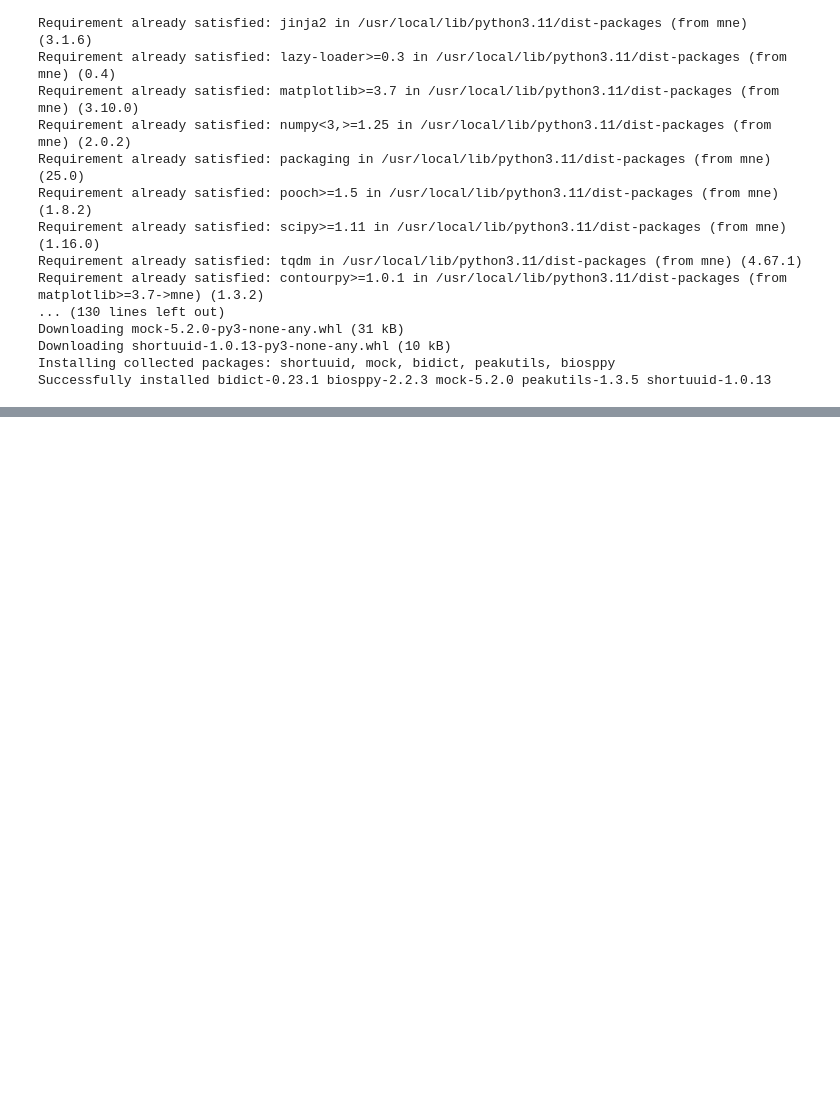
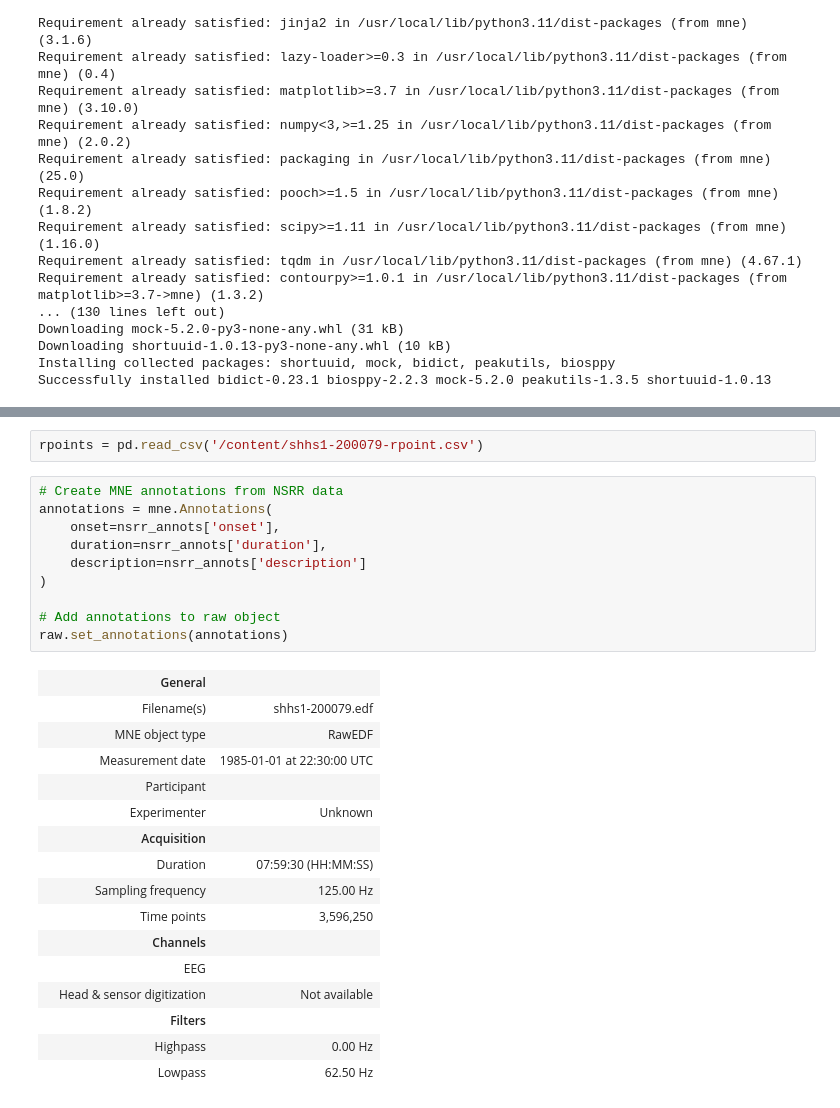
Before and after one commit to Its-Binto/AkinatorFB, a Jupyter notebook: shhsdataset.ipynb, the cells around one changed output, grey strips where cells are left out. Saved outputs shown, nothing was run; the diff lists cells and outputs as text; blank space fills up the shorter version.

```diff
--- a/shhsdataset.ipynb
+++ b/shhsdataset.ipynb
@@ -185,0 +156,29 @@ NameError: name 'pb_dir' is not defined
+# %%
+rpoints = pd.read_csv('/content/shhs1-200079-rpoint.csv')
+# %%
+# Create MNE annotations from NSRR data
+annotations = mne.Annotations(
+    onset=nsrr_annots['onset'],
+    duration=nsrr_annots['duration'],
+    description=nsrr_annots['description']
+)
+
+# Add annotations to raw object
+raw.set_annotations(annotations)
+# %% [output]
+|  | General |  |
+|  | Filename(s) | shhs1-200079.edf |
+|  | MNE object type | RawEDF |
+|  | Measurement date | 1985-01-01 at 22:30:00 UTC |
+|  | Participant |  |
+|  | Experimenter | Unknown |
+|  | Acquisition |  |
+|  | Duration | 07:59:30 (HH:MM:SS) |
+|  | Sampling frequency | 125.00 Hz |
+|  | Time points | 3,596,250 |
+|  | Channels |  |
+|  | EEG |  |
+|  | Head & sensor digitization | Not available |
+|  | Filters |  |
+|  | Highpass | 0.00 Hz |
+|  | Lowpass | 62.50 Hz |
```
Also changed, not shown: parts of 15 cells of this notebook.
